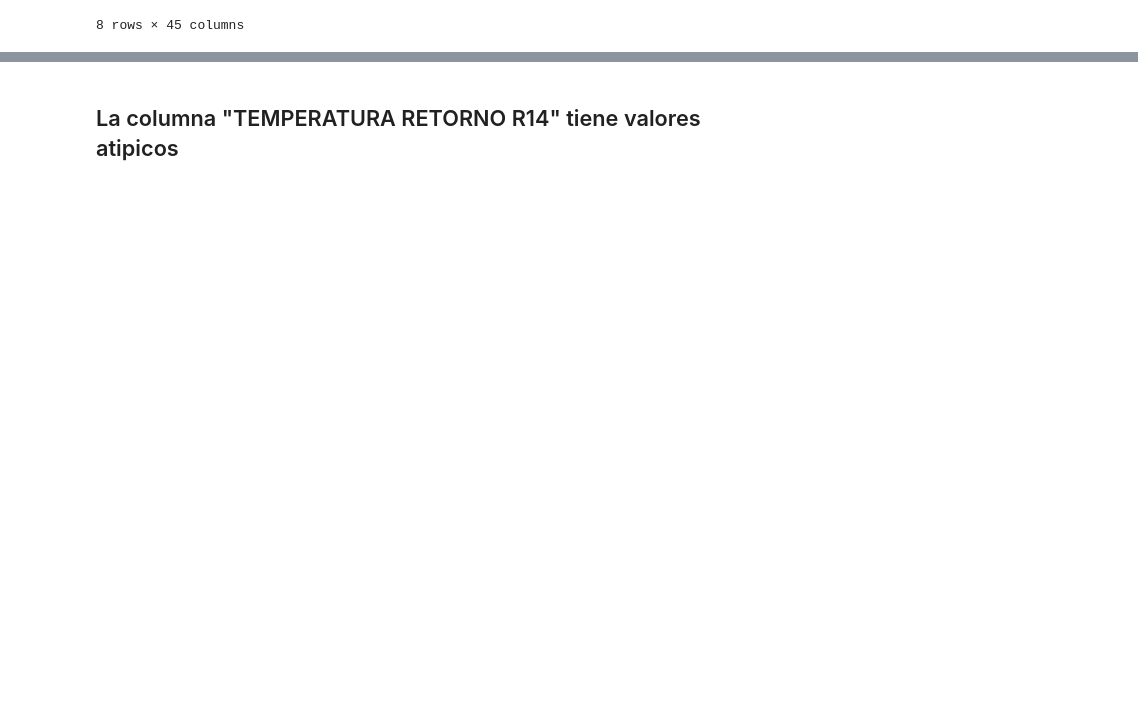
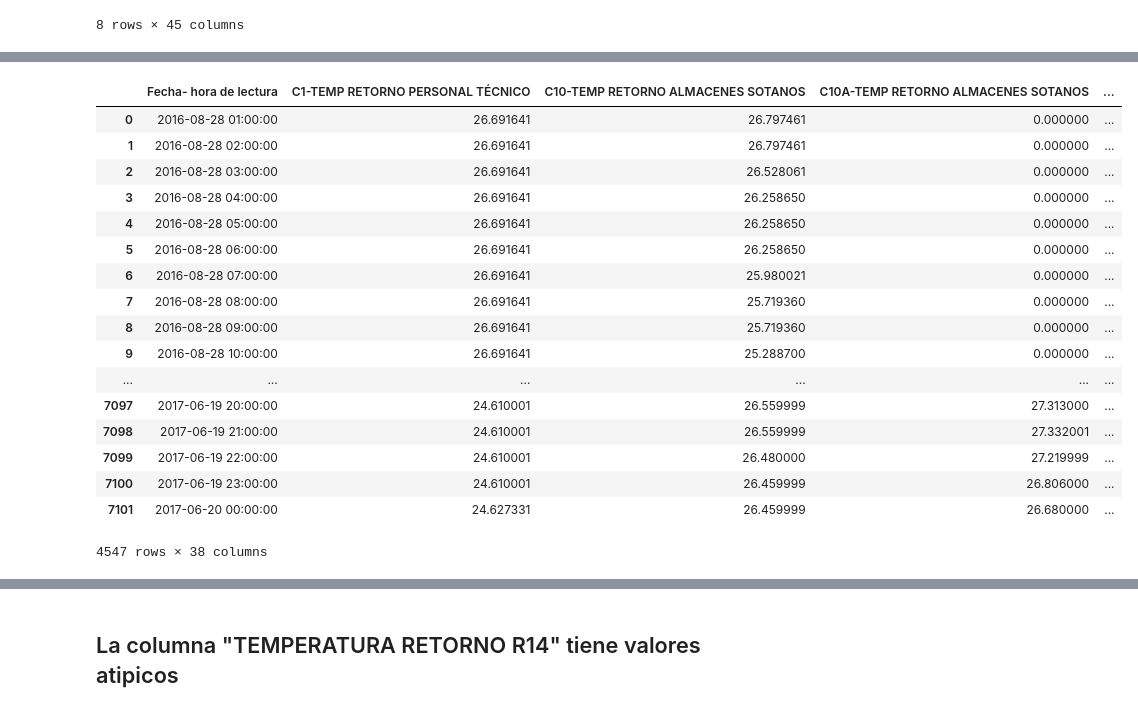
Before and after one commit to douglasag17/ML-SmartBuildings, a Jupyter notebook: PreparacionDeLosDatos/tem.ipynb, the cells around one changed output, grey strips where cells are left out. Saved outputs shown, nothing was run; the diff lists cells and outputs as text; code cells hidden in the pictures; blank space fills up the shorter version.

```diff
--- a/PreparacionDeLosDatos/tem.ipynb
+++ b/PreparacionDeLosDatos/tem.ipynb
@@ -85,0 +130,3 @@ data.describe()
+# %%
+cuartiles = dataLimpio.describe()
+cuartiles
@@ -85,0 +154,40 @@ data.describe()
+# %%
+dataLimpioArr = dataLimpio.to_numpy()
+cuartilesArr = cuartiles.to_numpy()
+for i in range(37):
+    for j in range(4547):
+        q1 = cuartilesArr[4][i]
+        q3 = cuartilesArr[6][i]
+        iqr = q3 - q1
+        extremoIzq = q1 - (1.5 * iqr)
+        extremoDer = q1 + (1.5 * iqr)
+        if (dataLimpioArr[j][i+1] < extremoIzq):
+            dataLimpioArr[j][i+1] = cuartilesArr[1][i]
+        if (dataLimpioArr[j][i+1] > extremoDer):
+            dataLimpioArr[j][i+1] = cuartilesArr[1][i]
+
+dataSinAtipicos = pd.DataFrame(dataLimpioArr)
+data2 = dataLimpio
+data2 = dataSinAtipicos.values
+data2
+
+#iterar sobre las columnas del df e ir reemplazando los values
+# %% [output]
+|  | Fecha- hora de lectura | C1-TEMP RETORNO PERSONAL TÉCNICO | C10-TEMP RETORNO ALMACENES SOTANOS | C10A-TEMP RETORNO ALMACENES SOTANOS | ... |
+| 0 | 2016-08-28 01:00:00 | 26.691641 | 26.797461 | 0.000000 | ... |
+| 1 | 2016-08-28 02:00:00 | 26.691641 | 26.797461 | 0.000000 | ... |
+| 2 | 2016-08-28 03:00:00 | 26.691641 | 26.528061 | 0.000000 | ... |
+| 3 | 2016-08-28 04:00:00 | 26.691641 | 26.258650 | 0.000000 | ... |
+| 4 | 2016-08-28 05:00:00 | 26.691641 | 26.258650 | 0.000000 | ... |
+| 5 | 2016-08-28 06:00:00 | 26.691641 | 26.258650 | 0.000000 | ... |
+| 6 | 2016-08-28 07:00:00 | 26.691641 | 25.980021 | 0.000000 | ... |
+| 7 | 2016-08-28 08:00:00 | 26.691641 | 25.719360 | 0.000000 | ... |
+| 8 | 2016-08-28 09:00:00 | 26.691641 | 25.719360 | 0.000000 | ... |
+| 9 | 2016-08-28 10:00:00 | 26.691641 | 25.288700 | 0.000000 | ... |
+| ... | ... | ... | ... | ... | ... |
+| 7097 | 2017-06-19 20:00:00 | 24.610001 | 26.559999 | 27.313000 | ... |
+| 7098 | 2017-06-19 21:00:00 | 24.610001 | 26.559999 | 27.332001 | ... |
+| 7099 | 2017-06-19 22:00:00 | 24.610001 | 26.480000 | 27.219999 | ... |
+| 7100 | 2017-06-19 23:00:00 | 24.610001 | 26.459999 | 26.806000 | ... |
+| 7101 | 2017-06-20 00:00:00 | 24.627331 | 26.459999 | 26.680000 | ... |
+4547 rows × 38 columns
```
Also changed, not shown: parts of 12 cells of this notebook.
